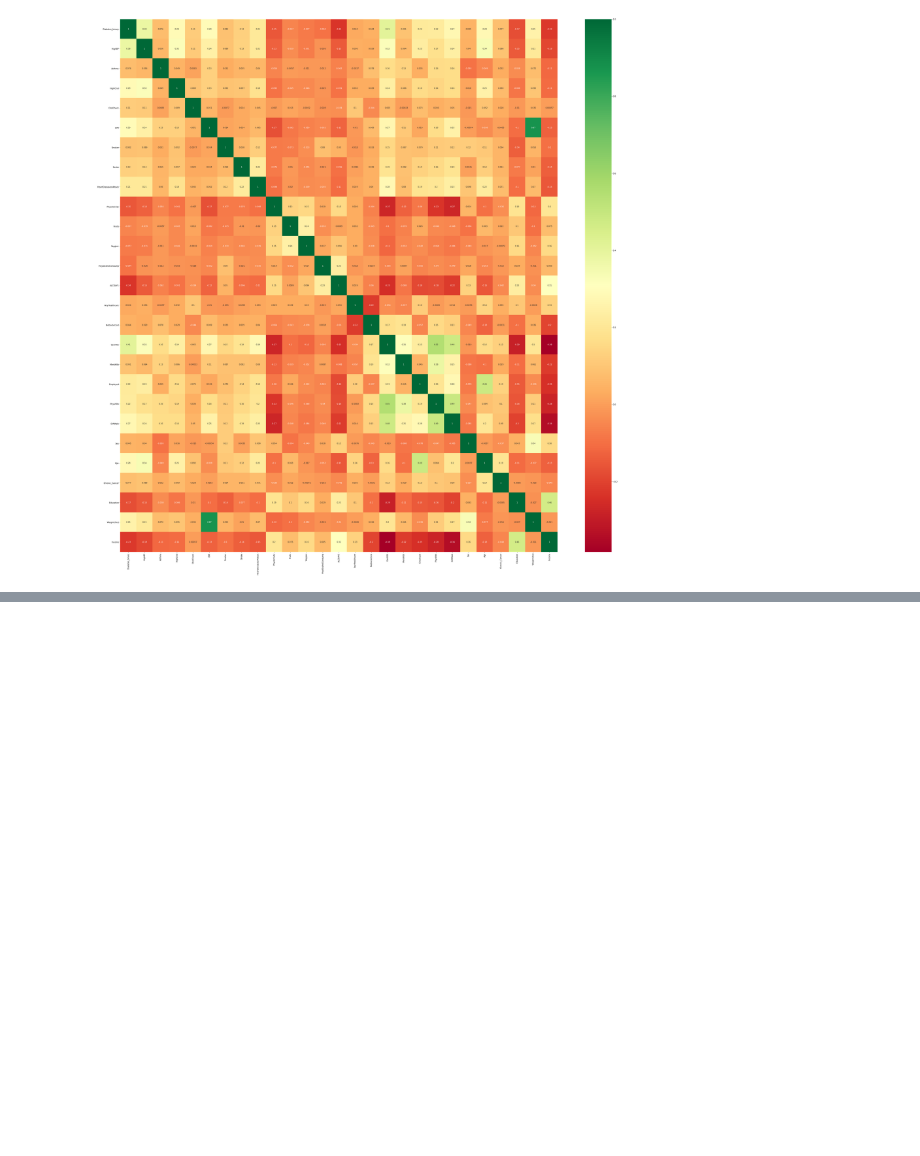
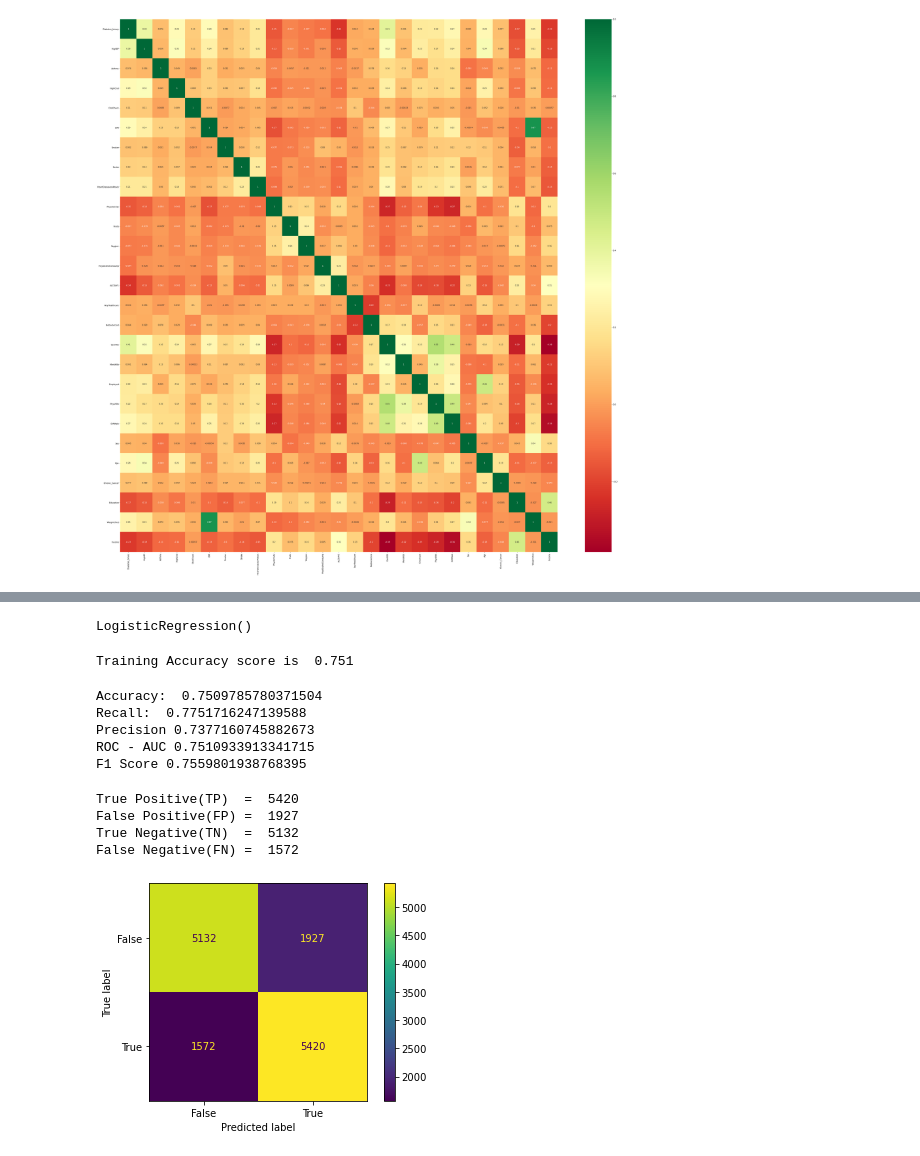
Before and after one commit to dragunat2016/Diabetes_Prediction, a Jupyter notebook: index.ipynb, the cells around one changed output, grey strips where cells are left out. Saved outputs shown, nothing was run; the diff lists cells and outputs as text; code cells hidden in the pictures; blank space fills up the shorter version.

Commit message:
Completed modeling. Adding notebooks and created notebook for neural network, folders for variables and images

```diff
--- a/index.ipynb
+++ b/index.ipynb
@@ -109,0 +133,4 @@ Name: Diabetes_binary, dtype: float64
+# %%
+X_scaled = sc_X.fit_transform(X)
+X_scaled = pd.DataFrame(X_scaled,columns=X.columns)
+X_scaled
@@ -109,0 +151,2 @@ Name: Diabetes_binary, dtype: float64
+# %%
+X_train, X_test, y_train, y_test = train_test_split(X_scaled,y, test_size=0.20)
@@ -109,0 +179,7 @@ Name: Diabetes_binary, dtype: float64
+# %%
+# Baseline Model is a logistic regression
+
+lr_model = LogisticRegression()
+lr_model.fit(X_train,y_train)
+# %% [output]
+LogisticRegression()
@@ -109,0 +190,49 @@ Name: Diabetes_binary, dtype: float64
+# %%
+print('Training Accuracy score is ',lr_train_acc)
+# %% [output]
+Training Accuracy score is  0.751
+# %%
+# Predictions from testing data set
+
+y_pred = lr_model.predict(X_test)
+# %%
+
+lr_acc = metrics.accuracy_score(y_test, y_pred)
+lr_rec = recall_score(y_test, y_pred)
+lr_prec = precision_score(y_test, y_pred)
+lr_roc_auc = roc_auc_score(y_test, y_pred)
+lr_F1 = f1_score(y_test,y_pred)
+
+print('Accuracy: ',lr_acc)
+print('Recall: ',lr_rec)
+print('Precision', lr_prec)
+print('ROC - AUC',lr_roc_auc)
+print('F1 Score',lr_F1)
+# %% [output]
+Accuracy:  0.7509785780371504
+Recall:  0.7751716247139588
+Precision 0.7377160745882673
+ROC - AUC 0.7510933913341715
+F1 Score 0.7559801938768395
+# %%
+cm = confusion_matrix(y_test, y_pred)
+lr_TN, lr_FP, lr_FN, lr_TP = confusion_matrix(y_test, y_pred).ravel()
+
+print('True Positive(TP)  = ', lr_TP)
+print('False Positive(FP) = ', lr_FP)
+print('True Negative(TN)  = ', lr_TN)
+print('False Negative(FN) = ', lr_FN)
+# %% [output]
+True Positive(TP)  =  5420
+False Positive(FP) =  1927
+True Negative(TN)  =  5132
+False Negative(FN) =  1572
+# %%
+cm_matrix = metrics.confusion_matrix(y_test,y_pred)
+
+cm_display = metrics.ConfusionMatrixDisplay(confusion_matrix = cm_matrix, display_labels = [False, True])
+
+cm_display.plot()
+plt.show()
+# %% [output]
+[figure, added]
```
Also changed, not shown: parts of 68 cells of this notebook, 11 other files.
